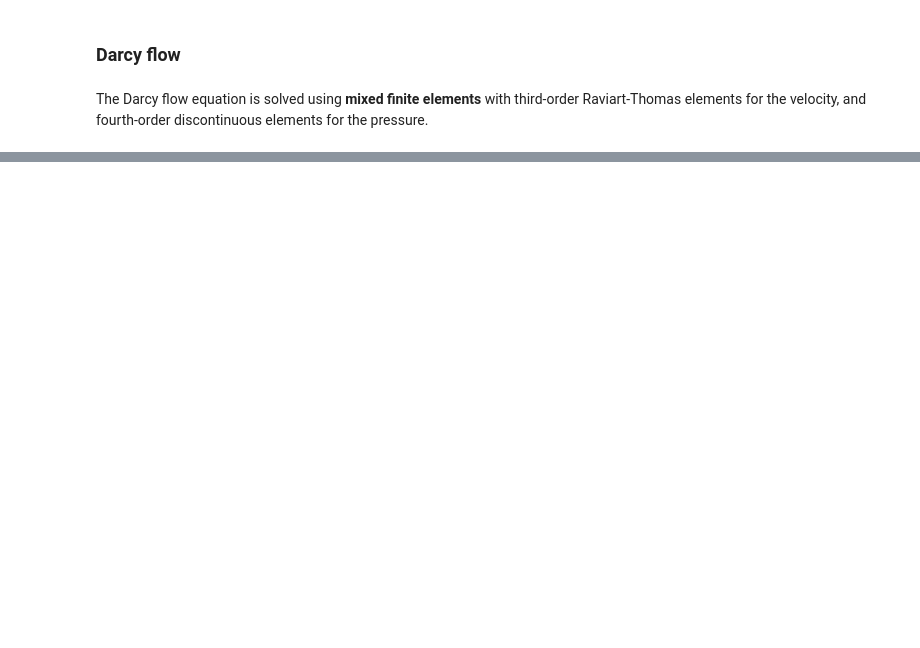
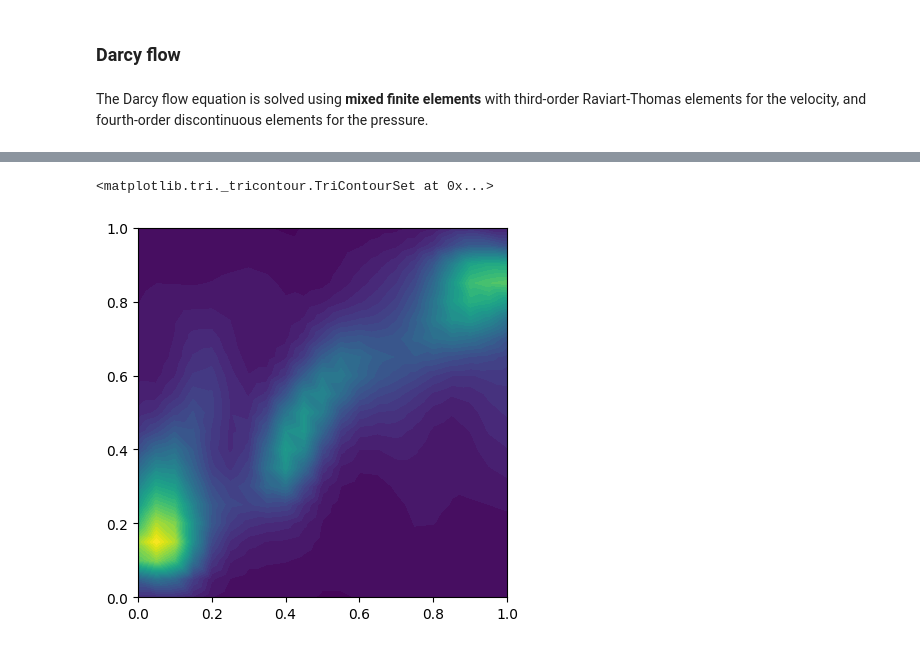
Before and after one commit to FraBet29/APSC_project, a Jupyter notebook: bayesian_network/darcy_flow.ipynb, the cells around one changed output, grey strips where cells are left out. Saved outputs shown, nothing was run; the diff lists cells and outputs as text; code cells hidden in the pictures; blank space fills up the shorter version.

```diff
--- a/bayesian_network/darcy_flow.ipynb
+++ b/bayesian_network/darcy_flow.ipynb
@@ -399,0 +149,5 @@ plt.show()
+# %%
+plot(u_y)
+# %% [output]
+<matplotlib.tri._tricontour.TriContourSet at 0x...>
+[figure, added]
```
Also changed, not shown: parts of 30 cells of this notebook, 4 other files.
